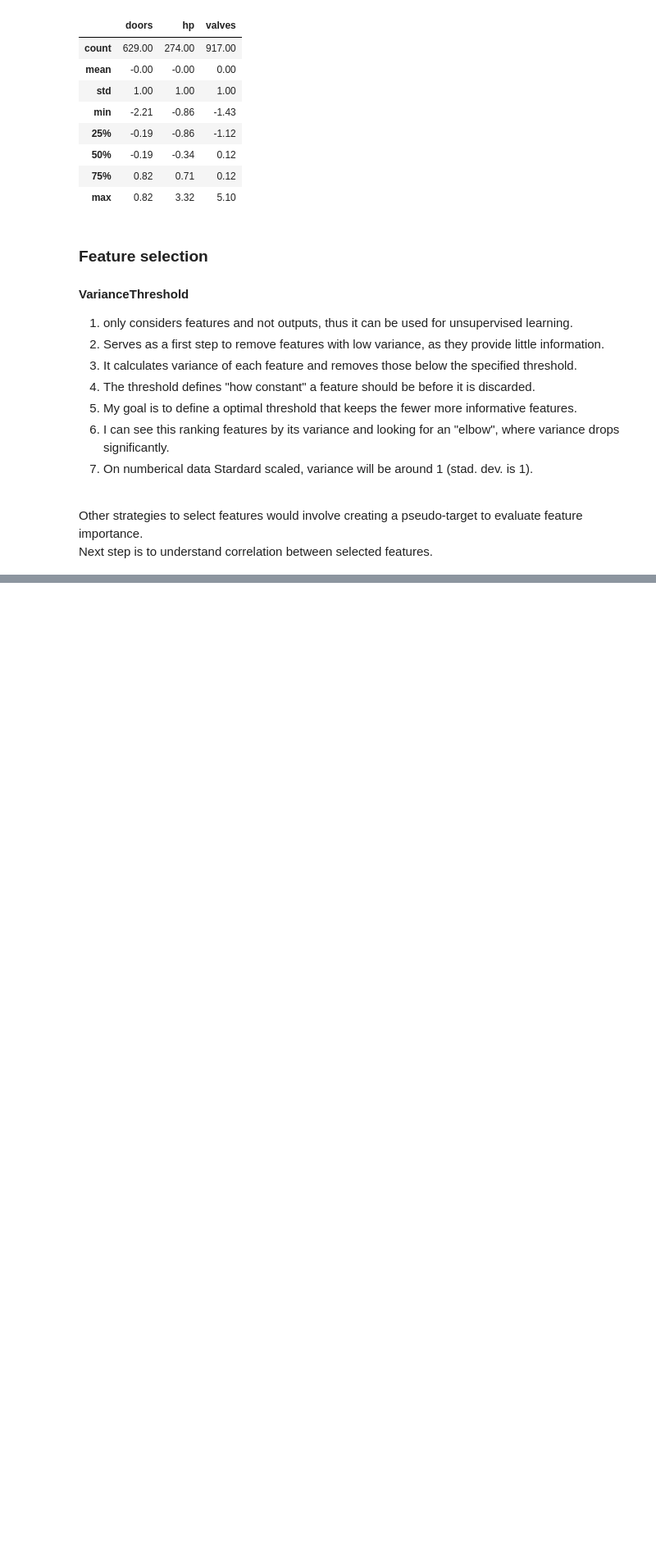
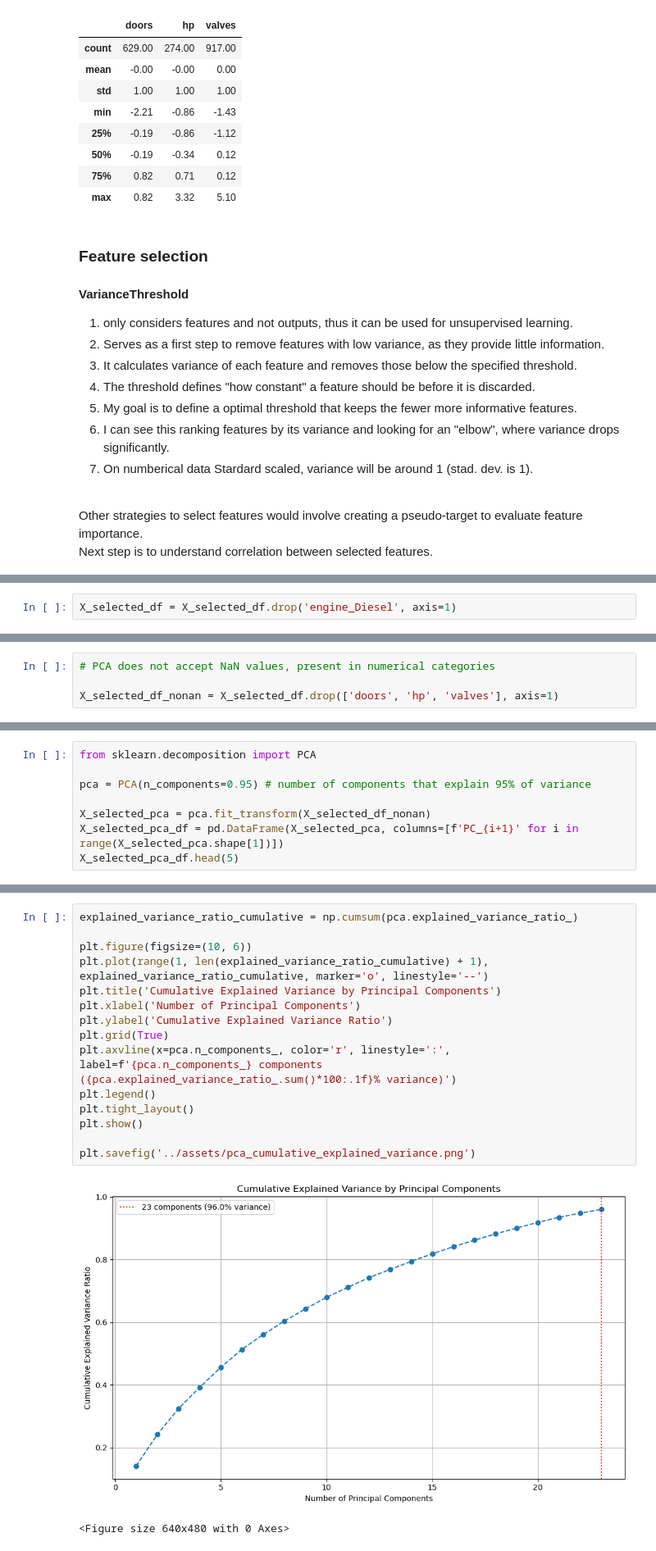
Before and after one commit to pietro-bottega/car_depreciation, a Jupyter notebook: notebooks/data-manipulation.ipynb, the cells around one changed output, grey strips where cells are left out. Shown at 82% size. Cells and saved outputs as stored; diff of their text form; blank space fills up the shorter version.

```diff
--- a/notebooks/data-manipulation.ipynb
+++ b/notebooks/data-manipulation.ipynb
@@ -725,0 +768,2 @@ plt.show()
+# %%
+X_selected_df = X_selected_df.drop('engine_Diesel', axis=1)
@@ -725,0 +777,4 @@ plt.show()
+# %%
+# PCA does not accept NaN values, present in numerical categories
+
+X_selected_df_nonan = X_selected_df.drop(['doors', 'hp', 'valves'], axis=1)
@@ -725,0 +784,8 @@ plt.show()
+# %%
+from sklearn.decomposition import PCA
+
+pca = PCA(n_components=0.95) # number of components that explain 95% of variance
+
+X_selected_pca = pca.fit_transform(X_selected_df_nonan)
+X_selected_pca_df = pd.DataFrame(X_selected_pca, columns=[f'PC_{i+1}' for i in range(X_selected_pca.shape[1])])
+X_selected_pca_df.head(5)
@@ -725,0 +800,18 @@ plt.show()
+# %%
+explained_variance_ratio_cumulative = np.cumsum(pca.explained_variance_ratio_)
+
+plt.figure(figsize=(10, 6))
+plt.plot(range(1, len(explained_variance_ratio_cumulative) + 1), explained_variance_ratio_cumulative, marker='o', linestyle='--')
+plt.title('Cumulative Explained Variance by Principal Components')
+plt.xlabel('Number of Principal Components')
+plt.ylabel('Cumulative Explained Variance Ratio')
+plt.grid(True)
+plt.axvline(x=pca.n_components_, color='r', linestyle=':', label=f'{pca.n_components_} components ({pca.explained_variance_ratio_.sum()*100:.1f}% variance)')
+plt.legend()
+plt.tight_layout()
+plt.show()
+
+plt.savefig('../assets/pca_cumulative_explained_variance.png')
+# %% [output]
+[figure, added]
+<Figure size 640x480 with 0 Axes>
```
Also changed, not shown: parts of 30 cells of this notebook, 3 other files.
